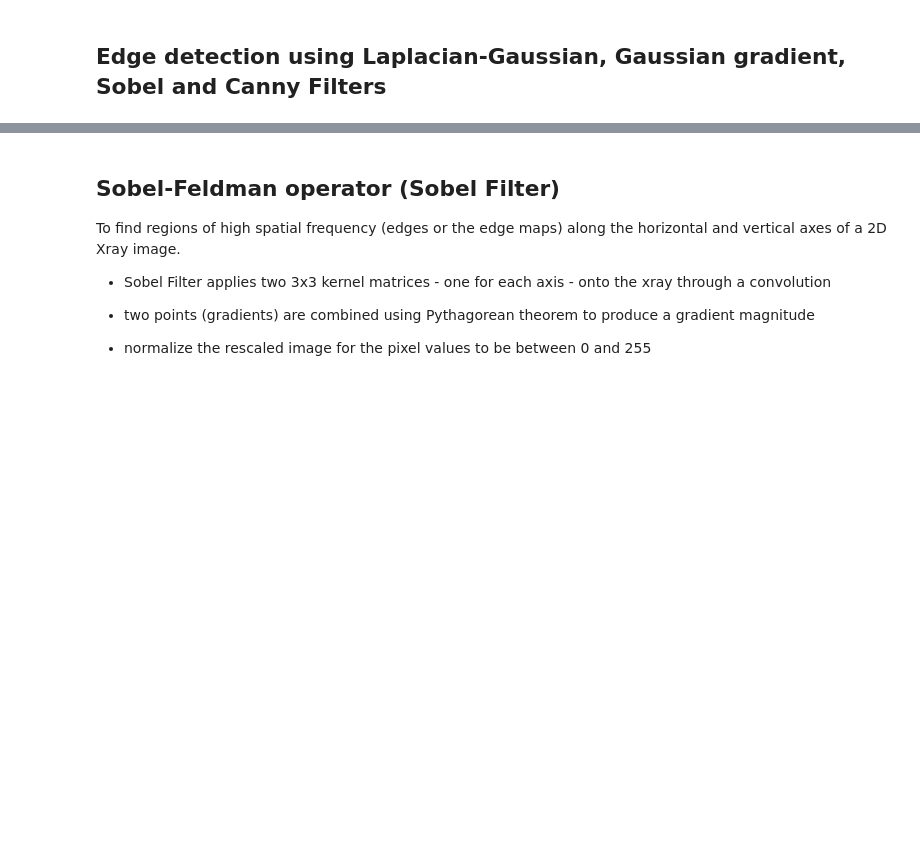
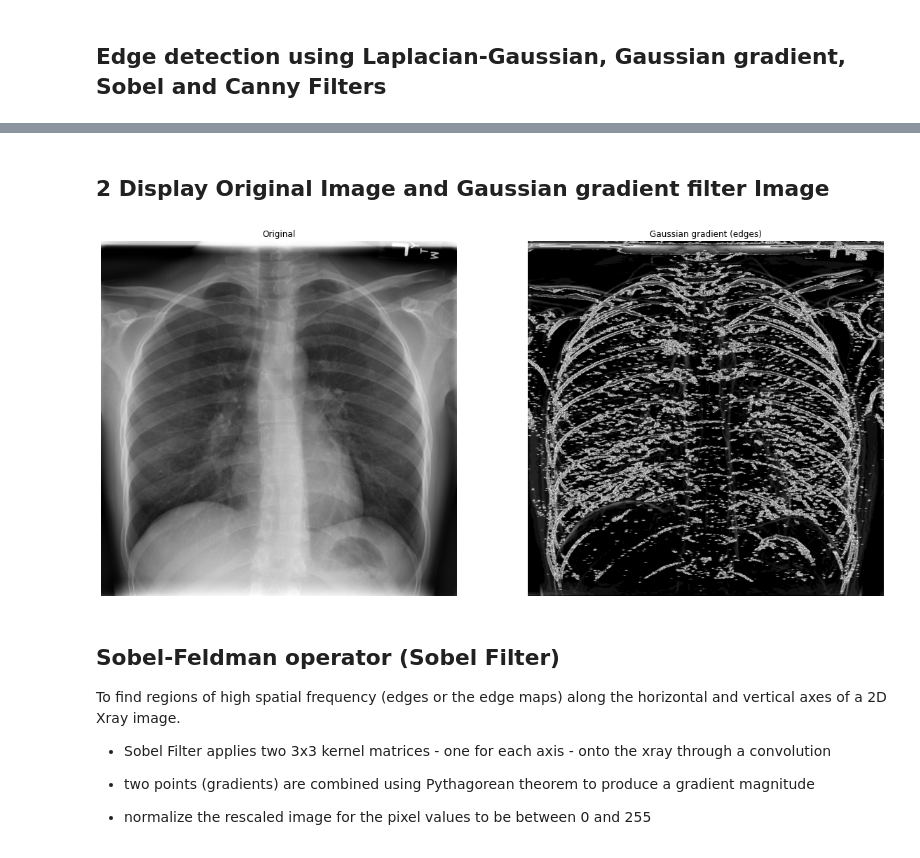
Before and after one commit to NilSagor/dataset_practice, a Jupyter notebook: xray_analysis/Xray Image Analysis.ipynb, the cells around one changed output, grey strips where cells are left out. Saved outputs shown, nothing was run; the diff lists cells and outputs as text; code cells hidden in the pictures; blank space fills up the shorter version.

```diff
--- a/xray_analysis/Xray Image Analysis.ipynb
+++ b/xray_analysis/Xray Image Analysis.ipynb
@@ -81,3 +109,19 @@ to embed gif animation in notebook as markdown
+# %%
+xray_image_gaussian_gradient = ndimage.gaussian_gradient_magnitude(xray_image, sigma=2)
+# %% [markdown]
+## 2 Display Original Image and Gaussian gradient filter Image
+# %%
+fig, axes = plt.subplots(nrows=1, ncols=2, figsize=(20, 20))
+
+axes[0].set_title("Original")
+axes[0].imshow(xray_image, cmap="gray")
+axes[1].set_title("Gaussian gradient (edges)")
+axes[1].imshow(xray_image_gaussian_gradient, cmap="gray")
+for i in axes:
+    i.axis("off")
+plt.show()
+# %% [output]
+[figure, added]
 # %% [markdown]
 ## Sobel-Feldman operator (Sobel Filter)
 
```
Also changed, not shown: parts of 8 cells of this notebook.
